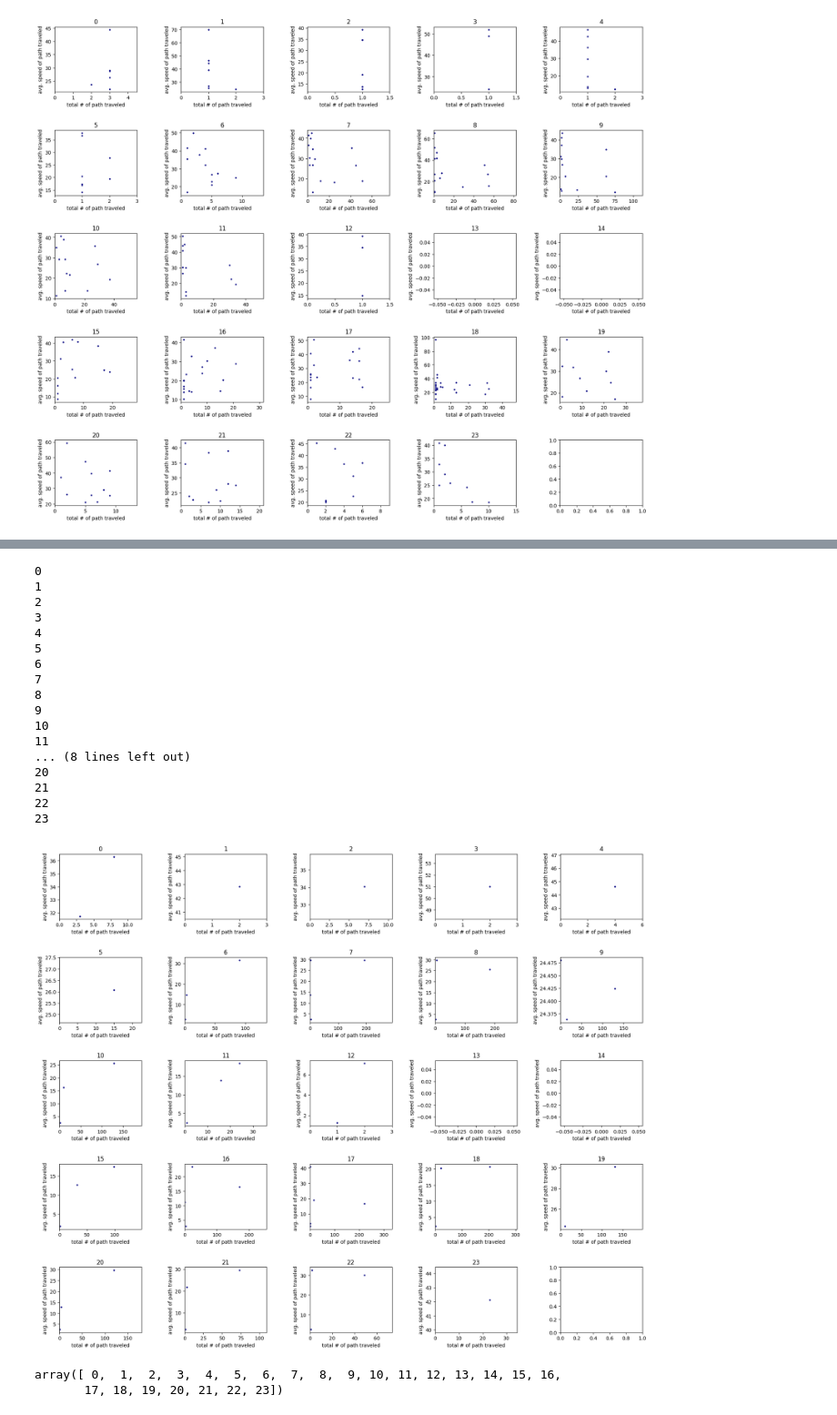
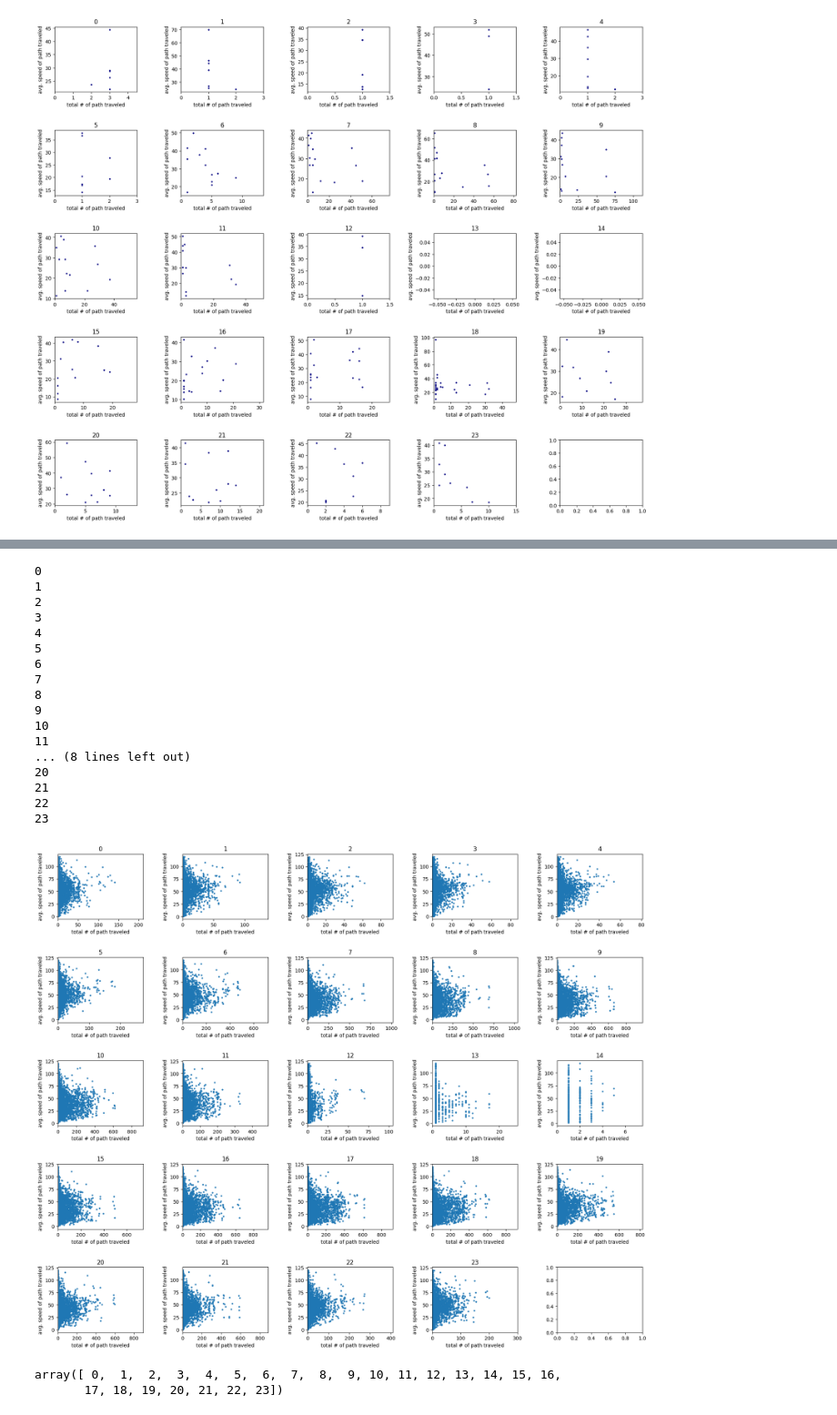
Before and after one commit to hyorim-h/SeoulTraffic, a Jupyter notebook: areachecking.ipynb, the cells around one changed output, grey strips where cells are left out. Shown at 91% size. Drawn from its saved outputs; the diff is of its cells as text; code cells hidden in the pictures.

```diff
--- a/areachecking.ipynb
+++ b/areachecking.ipynb
@@ -391,6 +386,10 @@ df40 = df[df['max_speed']==40]
 df50 = df[df['max_speed']==50]
 df60 = df[df['max_speed']==60]
 df70 = df[df['max_speed']==70]
+df80 = df[df['max_speed']==80]
+df90 = df[df['max_speed']==90]
+df100 = df[df['max_speed']==100]
+df110 = df[df['max_speed']==110]
 # %%
 tmp2['obu_id']
 # %% [output]
@@ -558,7 +569,7 @@ time50 = []
 for i in range(5):
     for j in range(5):
         # 각 subplot에 데이터나 그림을 추가하려면 axes[i, j]를 사용하면 됩니다.
-        tmp = df50[df50['hour']==time[counter]]
+        tmp = df80[df80['hour']==time[counter]]
         print(time[counter])
         tmp2 = tmp.groupby(['v_from_link_id', 'v_link_id', 'v_to_link_id']).agg({'obu_id':'count', 'speed':'mean'})
         time50.append(len(tmp2))
@@ -608,45 +619,45 @@ time70 = []
 for i in range(5):
     for j in range(5):
         # 각 subplot에 데이터나 그림을 추가하려면 axes[i, j]를 사용하면 됩니다.
-        tmp = df70[df70['hour']==time[counter]]
+        tmp = df60[df60['hour']==time[counter]]
         print(time[counter])
         tmp2 = tmp.groupby(['v_from_link_id', 'v_link_id', 'v_to_link_id']).agg({'obu_id':'count', 'speed':'mean'})
         time70.append(len(tmp2))
-        axes[i, j].scatter(tmp2['obu_id'], tmp2['speed'], s=5, c='navy')
+        axes[i, j].scatter(tmp2['obu_id'], tmp2['speed'], s=5)
         # axes[i, j].text(0.5, 0.5, str(counter), ha='center', va='center', fontsize=14)  # subplot 중앙에 숫자 텍스트 추가
         # axes[i, j].set_xticks([])  # x축 눈금 제거
         # axes[i, j].set_yticks([])  # y축 눈금 제거
         axes[i, j].set_xlabel('total # of path traveled')
         axes[i, j].set_ylabel('avg. speed of path traveled')
         axes[i, j].set_title(time[counter])
         # print(tmp2['obu_id'])
         if len(tmp2['obu_id']) != 0:
             axes[i, j].set_xlim(0, 1.5 * max(tmp2['obu_id']))
         counter += 1  # 다음 숫자로 업데이트
         if counter == 24:
             break
 
 plt.tight_layout(pad=3)  # subplot들 간의 간격 조정
 plt.show()  # 그래프 표시
 # %% [output]
 0
 1
 2
 3
 4
 5
 6
 7
 8
 9
 10
 11
 ... (8 lines left out)
 20
 21
 22
 23
-[figure, old version]
+[figure, new version]
 # %%
 time
 # %% [output]
```
Also changed, not shown: parts of 9 cells of this notebook, 5 other files.
